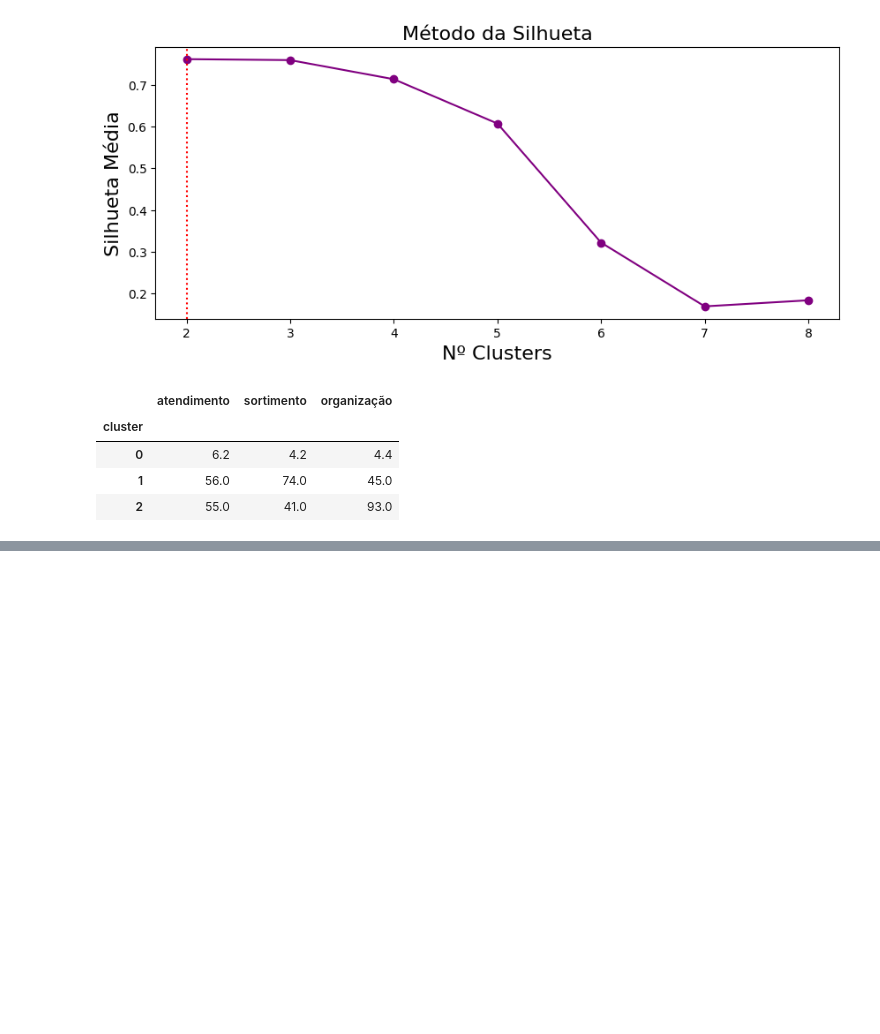
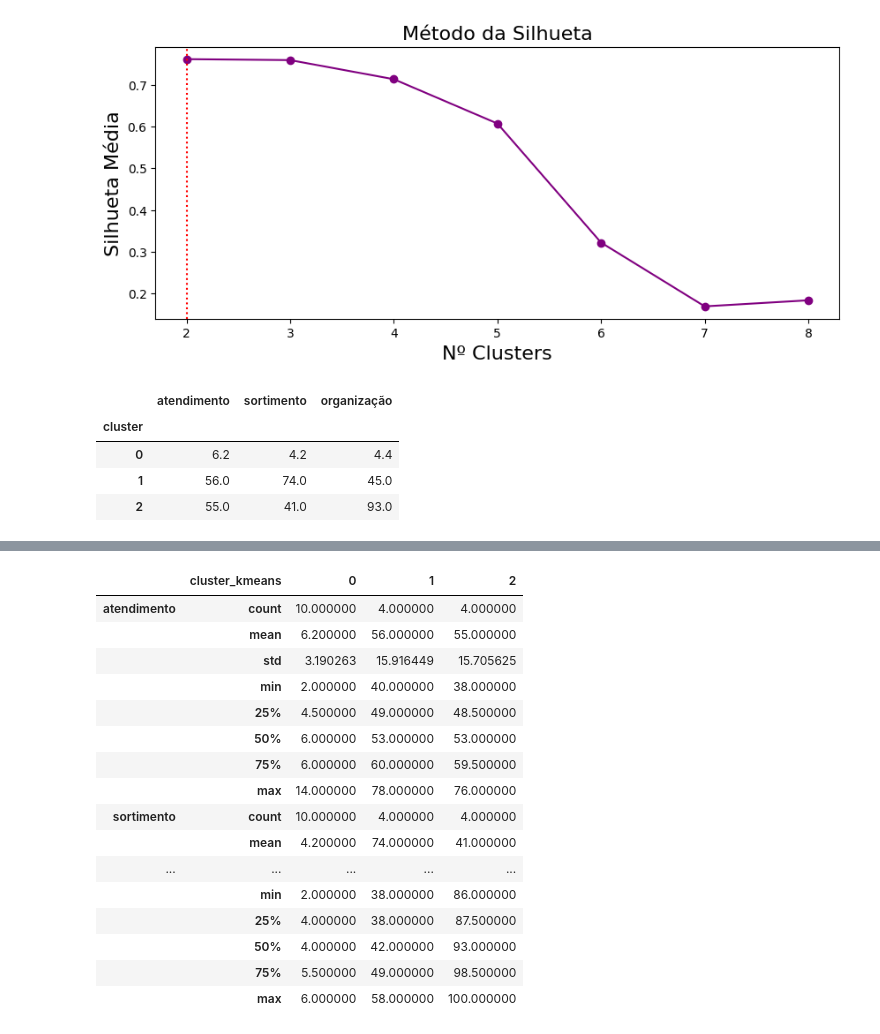
Before and after one commit to filipecarbonera/MBA_USP_Data_Science_Analytics, a Jupyter notebook: Clustering/script_regional.ipynb, the cells around one changed output, grey strips where cells are left out. Saved outputs shown, nothing was run; the diff lists cells and outputs as text; code cells hidden in the pictures; blank space fills up the shorter version.

```diff
--- a/Clustering/script_regional.ipynb
+++ b/Clustering/script_regional.ipynb
@@ -263,0 +258,24 @@ KeyError: "['cluster_kmeans'] not in index"
+# %%
+# Agrupando o banco de dados
+analise_varejista = varejista.drop(columns=['loja']).groupby(by=['cluster_kmeans'], observed=False)
+
+# Estatísticas descritivas por grupo
+analise_varejista.describe().T
+# %% [output]
+|  | cluster_kmeans | 0 | 1 | 2 |
+| atendimento | count | 10.000000 | 4.000000 | 4.000000 |
+|  | mean | 6.200000 | 56.000000 | 55.000000 |
+|  | std | 3.190263 | 15.916449 | 15.705625 |
+|  | min | 2.000000 | 40.000000 | 38.000000 |
+|  | 25% | 4.500000 | 49.000000 | 48.500000 |
+|  | 50% | 6.000000 | 53.000000 | 53.000000 |
+|  | 75% | 6.000000 | 60.000000 | 59.500000 |
+|  | max | 14.000000 | 78.000000 | 76.000000 |
+| sortimento | count | 10.000000 | 4.000000 | 4.000000 |
+|  | mean | 4.200000 | 74.000000 | 41.000000 |
+| ... | ... | ... | ... | ... |
+|  | min | 2.000000 | 38.000000 | 86.000000 |
+|  | 25% | 4.000000 | 38.000000 | 87.500000 |
+|  | 50% | 4.000000 | 42.000000 | 93.000000 |
+|  | 75% | 5.500000 | 49.000000 | 98.500000 |
+|  | max | 6.000000 | 58.000000 | 100.000000 |
```
Also changed, not shown: parts of 12 cells of this notebook.
